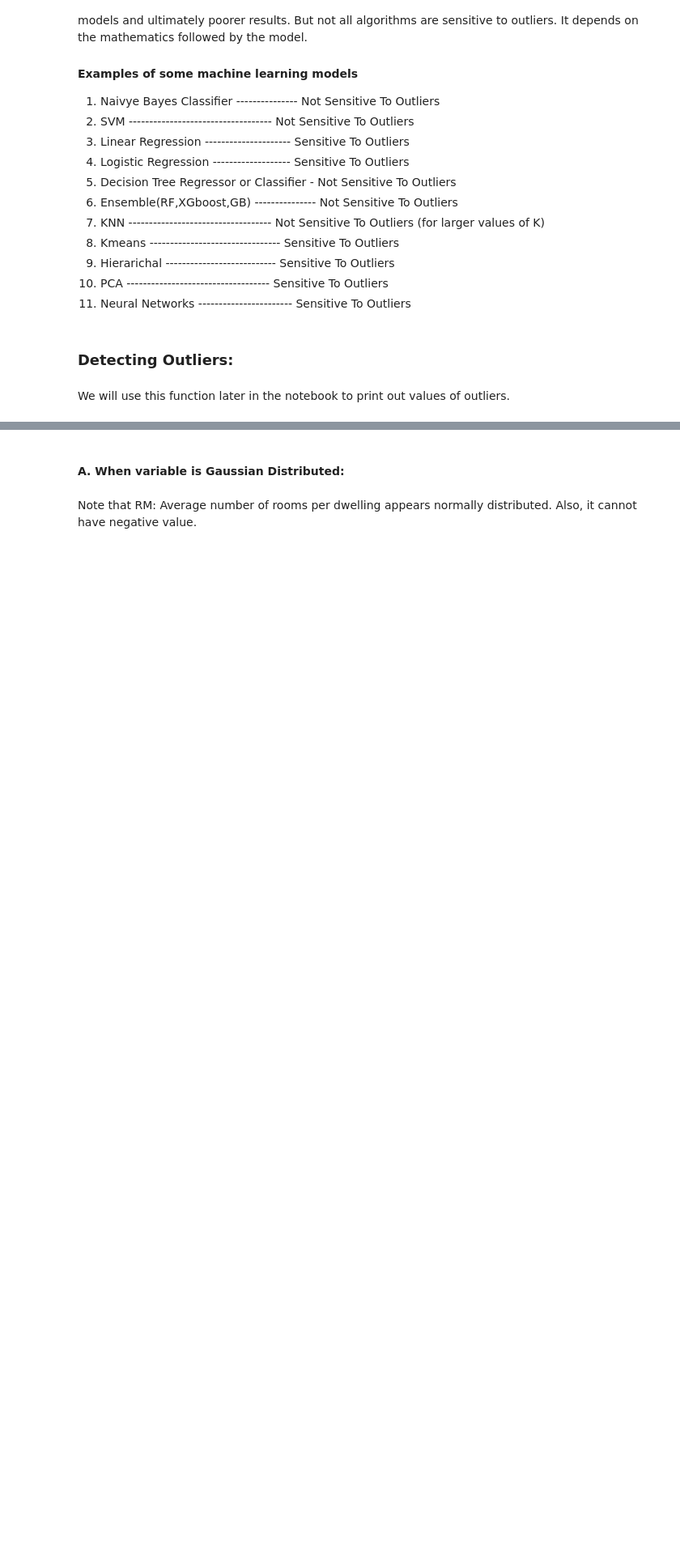
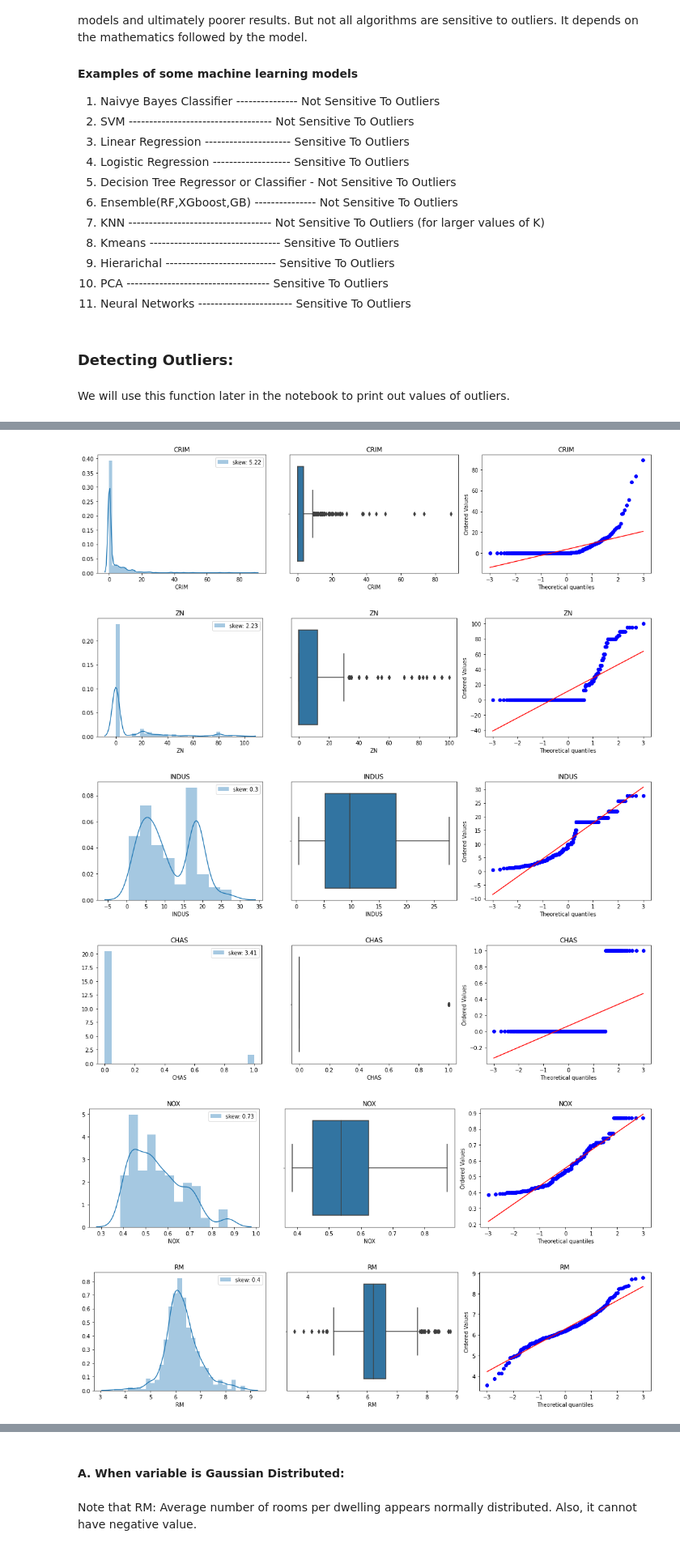
Before and after one commit to MostafaEllabaan/OutlierDetection, a Jupyter notebook: Outlier Detection.ipynb, the cells around one changed output, grey strips where cells are left out. Shown at 81% size. Cells and saved outputs as stored; diff of their text form; code cells hidden in the pictures; blank space fills up the shorter version.

```diff
--- a/Outlier Detection.ipynb
+++ b/Outlier Detection.ipynb
@@ -109,0 +113,26 @@ def outliers(df, variable, ub, lb):
+# %%
+for col in boston_df.columns:
+    plt.figure(figsize=(15, 4))
+
+    plt.subplot(131)
+    sns.distplot(boston_df[col], label="skew: "+str(np.round(boston_df[col].skew(),2)))
+    plt.title(col)
+    plt.legend()
+
+    plt.subplot(132)
+    sns.boxplot(boston_df[col])
+    plt.title(col)
+
+    plt.subplot(133)
+    stats.probplot(boston_df[col], plot=plt)
+    plt.title(col)
+
+    plt.tight_layout()
+    plt.show()
+# %% [output]
+[figure, added]
+[figure, added]
+[figure, added]
+[figure, added]
+[figure, added]
+[figure, added]
```
Also changed, not shown: parts of 5 cells of this notebook, 3 other files.
